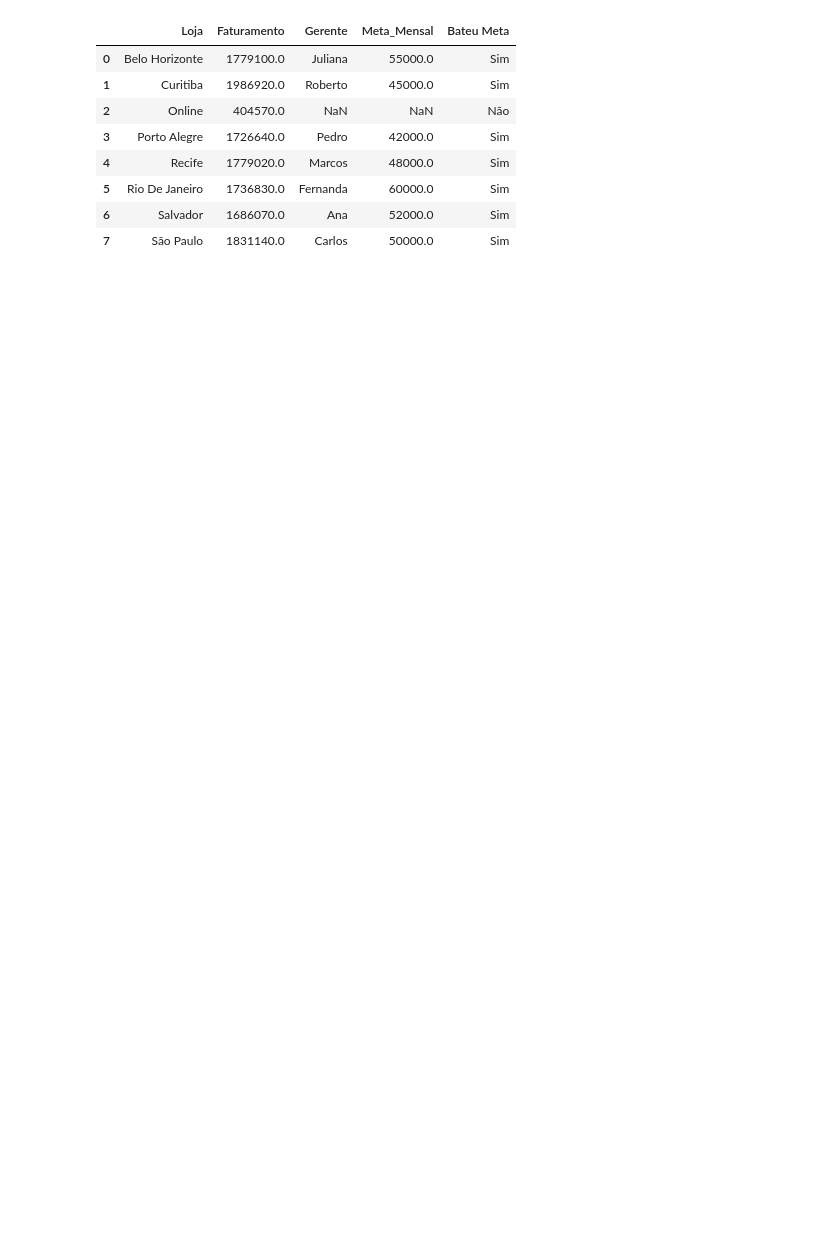
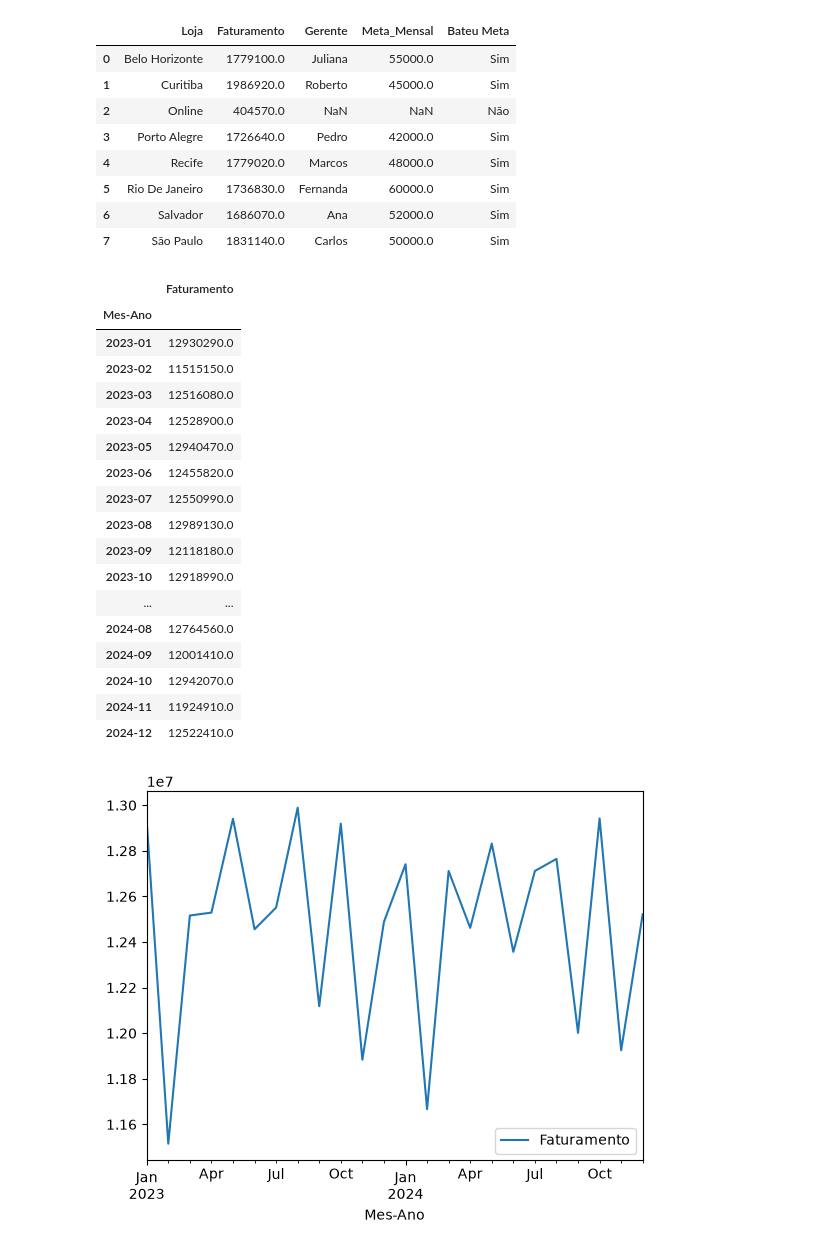
Before and after one commit to kauan-bpc/pandas-estudo, a Jupyter notebook: urso.ipynb, the cells around one changed output. Drawn from its saved outputs; the diff is of its cells as text; code cells hidden in the pictures; blank space fills up the shorter version.

```diff
--- a/urso.ipynb
+++ b/urso.ipynb
@@ -408,3 +409,32 @@ display(df_meta)
 | 5 | Rio De Janeiro | 1736830.0 | Fernanda | 60000.0 | Sim |
 | 6 | Salvador | 1686070.0 | Ana | 52000.0 | Sim |
 | 7 | São Paulo | 1831140.0 | Carlos | 50000.0 | Sim |
+# %%
+
+df_tratadov['Mes-Ano'] = df_tratadov['Data'].dt.to_period('M') #cria uma nova coluna Mes-Ano com base na coluna Data, no formato Mês-Ano
+df_vendas_mes = df_tratadov[['Mes-Ano', 'Faturamento']].groupby('Mes-Ano').sum() #agrupa por Mes-Ano e soma o Faturamento
+
+
+df_vendas_mes.plot()
+
+display(df_vendas_mes)
+# %% [output]
+|  | Faturamento |
+| Mes-Ano |  |
+| 2023-01 | 12930290.0 |
+| 2023-02 | 11515150.0 |
+| 2023-03 | 12516080.0 |
+| 2023-04 | 12528900.0 |
+| 2023-05 | 12940470.0 |
+| 2023-06 | 12455820.0 |
+| 2023-07 | 12550990.0 |
+| 2023-08 | 12989130.0 |
+| 2023-09 | 12118180.0 |
+| 2023-10 | 12918990.0 |
+| ... | ... |
+| 2024-08 | 12764560.0 |
+| 2024-09 | 12001410.0 |
+| 2024-10 | 12942070.0 |
+| 2024-11 | 11924910.0 |
+| 2024-12 | 12522410.0 |
+[figure, added]
```
Also changed, not shown: parts of 1 cell of this notebook.
